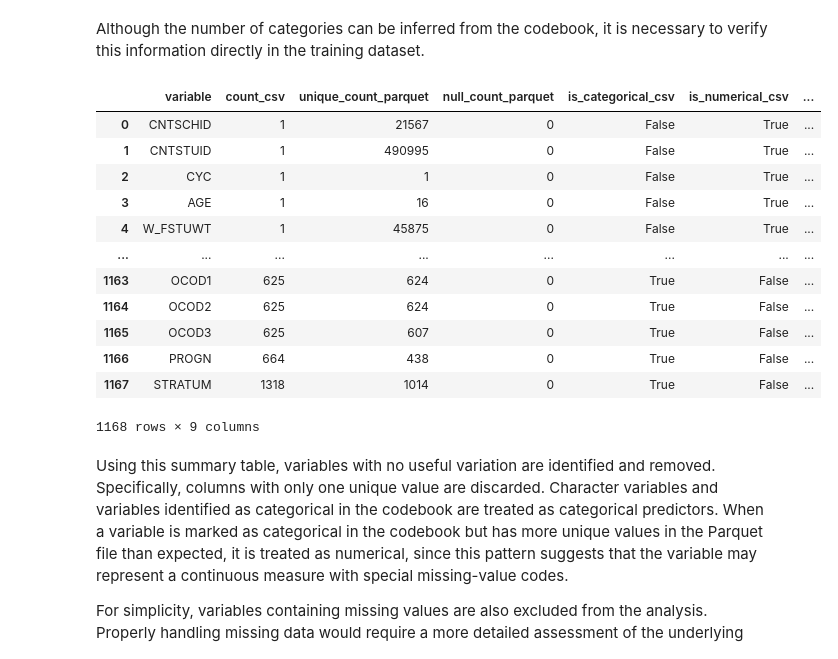
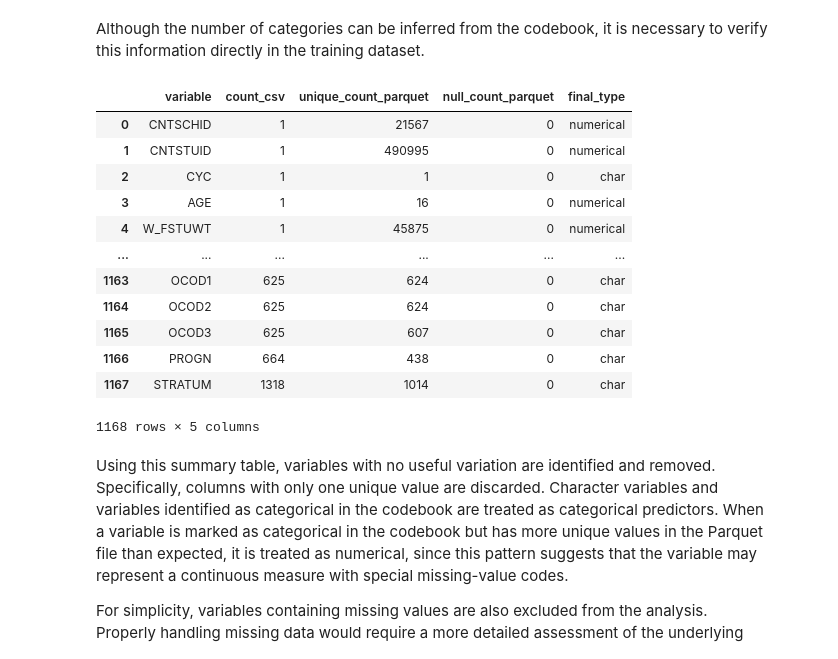
Before and after one commit to NicoCarrion02/diffusion-based-academic-prediction, a Jupyter notebook: ML_final_project_Nicolas_Carrion.ipynb, the cells around one changed output. Saved outputs shown, nothing was run; the diff lists cells and outputs as text; code cells hidden in the pictures.

```diff
--- a/ML_final_project_Nicolas_Carrion.ipynb
+++ b/ML_final_project_Nicolas_Carrion.ipynb
@@ -264,48 +264,48 @@ final_df["null_count_parquet"] = (
     final_df["variable"].map(null_counts).fillna(0).astype("int64")
 )
 
 final_df["is_categorical_csv"] = (
     final_df["variable"].isin(categorical_columns)
 )
 
 final_df["is_numerical_csv"] = (
     final_df["variable"].isin(numerical_columns)
 )
 
 final_df["is_char"] = (
     final_df["variable"].isin(char_columns)
 )
 
-final_df["is_numeric_dtype"] = ~final_df["is_char"]
-
 def infer_type(row):
     if row["is_char"]:
         return "char"
     elif row["is_categorical_csv"]:
         return "categorical"
     else:
         return "numerical"
 
 final_df["final_type"] = final_df.apply(
     infer_type,
     axis=1
 )
 
+final_df.drop(columns=['is_categorical_csv', 'is_numerical_csv', 'is_char'], inplace=True)
+
 final_df
 # %% [output]
-|  | variable | count_csv | unique_count_parquet | null_count_parquet | is_categorical_csv | is_numerical_csv | ... |
-| 0 | CNTSCHID | 1 | 21567 | 0 | False | True | ... |
-| 1 | CNTSTUID | 1 | 490995 | 0 | False | True | ... |
-| 2 | CYC | 1 | 1 | 0 | False | True | ... |
-| 3 | AGE | 1 | 16 | 0 | False | True | ... |
-| 4 | W_FSTUWT | 1 | 45875 | 0 | False | True | ... |
-| ... | ... | ... | ... | ... | ... | ... | ... |
-| 1163 | OCOD1 | 625 | 624 | 0 | True | False | ... |
-| 1164 | OCOD2 | 625 | 624 | 0 | True | False | ... |
-| 1165 | OCOD3 | 625 | 607 | 0 | True | False | ... |
-| 1166 | PROGN | 664 | 438 | 0 | True | False | ... |
-| 1167 | STRATUM | 1318 | 1014 | 0 | True | False | ... |
+|  | variable | count_csv | unique_count_parquet | null_count_parquet | final_type |
+| 0 | CNTSCHID | 1 | 21567 | 0 | numerical |
+| 1 | CNTSTUID | 1 | 490995 | 0 | numerical |
+| 2 | CYC | 1 | 1 | 0 | char |
+| 3 | AGE | 1 | 16 | 0 | numerical |
+| 4 | W_FSTUWT | 1 | 45875 | 0 | numerical |
+| ... | ... | ... | ... | ... | ... |
+| 1163 | OCOD1 | 625 | 624 | 0 | char |
+| 1164 | OCOD2 | 625 | 624 | 0 | char |
+| 1165 | OCOD3 | 625 | 607 | 0 | char |
+| 1166 | PROGN | 664 | 438 | 0 | char |
+| 1167 | STRATUM | 1318 | 1014 | 0 | char |
-1168 rows × 9 columns
+1168 rows × 5 columns
 # %% [markdown]
 Using this summary table, variables with no useful variation are identified and removed. Specifically, columns with only one unique value are discarded. Character variables and variables identified as categorical in the codebook are treated as categorical predictors. When a variable is marked as categorical in the codebook but has more unique values in the Parquet file than expected, it is treated as numerical, since this pattern suggests that the variable may represent a continuous measure with special missing-value codes.
 
```
Also changed, not shown: parts of 20 cells of this notebook.
